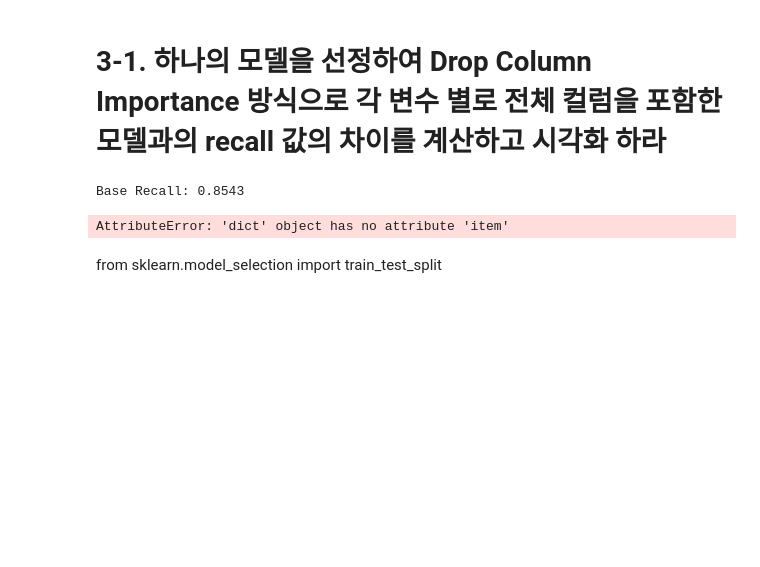
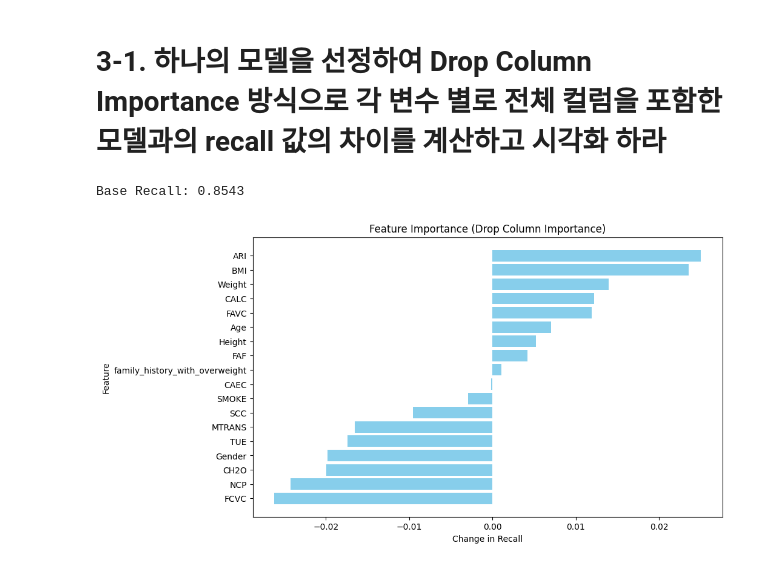
Before and after one commit to ToleranceKim/learning-data-science, a Jupyter notebook: ADP/기출연습/ADP_31_1.ipynb, the cells around one changed output. Drawn from its saved outputs; the diff is of its cells as text; code cells hidden in the pictures; blank space fills up the shorter version.

```diff
--- a/ADP/training/ADP_31.ipynb
+++ b/ADP/기출연습/ADP_31_1.ipynb
@@ -479,42 +532,40 @@ from sklearn.metrics import recall_score
 import matplotlib.pyplot as plt
 
 # 기본 성능 계산
-base_model = voting_clf # Soft Voting 모델
+base_model = voting_clf  # Soft Voting 모델 사용
 base_model.fit(X_train, y_train)
 base_pred = base_model.predict(X_test)
 base_recall = recall_score(y_test, base_pred, average='macro')
 print(f"Base Recall: {base_recall:.4f}")
 
 # Drop Column Importance 계산
 importance_results = {}
 
 for col in X_train.columns:
     # 특정 변수를 제거한 데이터 생성
     X_train_drop = X_train.drop(columns=[col])
     X_test_drop = X_test.drop(columns=[col])
 
     # 모델 학습 및 평가
     base_model.fit(X_train_drop, y_train)
     drop_pred = base_model.predict(X_test_drop)
     drop_recall = recall_score(y_test, drop_pred, average='macro')
 
     # 중요도 저장
-    importance_results[col] = base_recall - base_recall
+    importance_results[col] = base_recall - drop_recall  # 올바르게 Recall 차이 계산
 
 # 결과 정렬 및 데이터프레임 생성
-importance_df = pd.DataFrame(list(importance_results.item()), columns=['Feature', 'Importance'])
+importance_df = pd.DataFrame(list(importance_results.items()), columns=['Feature', 'Importance'])
 importance_df = importance_df.sort_values(by='Importance', ascending=False)
 
 # 중요도 시각화
 plt.figure(figsize=(10, 6))
 plt.barh(importance_df['Feature'], importance_df['Importance'], color='skyblue')
-plt.Xlabel('Chage in Recall')
+plt.xlabel('Change in Recall')
 plt.ylabel('Feature')
 plt.title('Feature Importance (Drop Column Importance)')
 plt.gca().invert_yaxis()
 plt.show()
 # %% [output]
 Base Recall: 0.8543
-AttributeError: 'dict' object has no attribute 'item'
+[figure, added]
-# %% [markdown]
-from sklearn.model_selection import train_test_split
```
Also changed, not shown: parts of 4 cells of this notebook, 8 other files.
